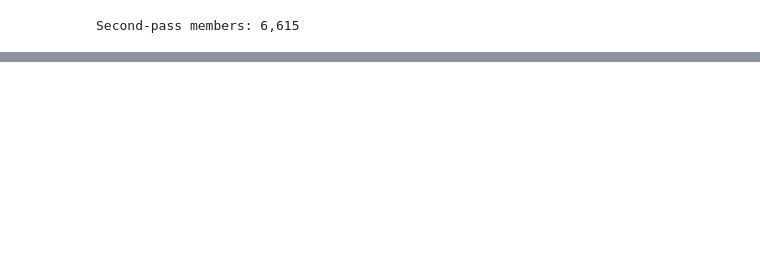
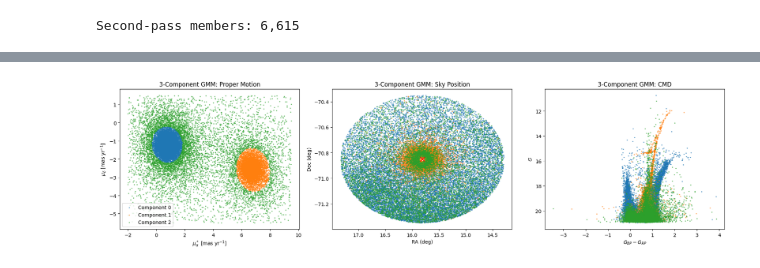
Before and after one commit to zangston/ASTR-5140, a Jupyter notebook: project4/project4.ipynb, the cells around one changed output, grey strips where cells are left out. Drawn from its saved outputs; the diff is of its cells as text; code cells hidden in the pictures; blank space fills up the shorter version.

```diff
--- a/project4/project4.ipynb
+++ b/project4/project4.ipynb
@@ -464,0 +560,18 @@ plt.show()
+# %%
+gmm3 = GaussianMixture(
+    n_components=3,
+    covariance_type="full",
+    random_state=42
+)
+
+gmm3.fit(X)
+
+labels3 = gmm3.predict(X)
+probs3 = gmm3.predict_proba(X)
+
+df_gmm["gmm3_label"] = labels3
+df_gmm["gmm3_prob_max"] = probs3.max(axis=1)
+# %%
+print("3-component GMM means:")
+for i, mean in enumerate(gmm3.means_):
+    print(f"Component {i}: pmra = {mean[0]:.3f}, pmdec = {mean[1]:.3f}")
@@ -464,0 +583,69 @@ plt.show()
+# %%
+fig, axes = plt.subplots(1, 3, figsize=(18, 5))
+colors = ["tab:blue", "tab:orange", "tab:green"]
+
+# --------------------------------
+# 1. Proper motion
+# --------------------------------
+ax = axes[0]
+for i, color in enumerate(colors):
+    m = df_gmm["gmm3_label"] == i
+    ax.scatter(
+        df_gmm.loc[m, "pmra"],
+        df_gmm.loc[m, "pmdec"],
+        s=2,
+        alpha=0.5,
+        color=color,
+        label=f"Component {i}"
+    )
+
+ax.set_xlabel(r"$\mu_\alpha^*$ [mas yr$^{-1}$]")
+ax.set_ylabel(r"$\mu_\delta$ [mas yr$^{-1}$]")
+ax.set_title("3-Component GMM: Proper Motion")
+ax.legend()
+
+# --------------------------------
+# 2. Sky position
+# --------------------------------
+ax = axes[1]
+for i, color in enumerate(colors):
+    m = df_gmm["gmm3_label"] == i
+    ax.scatter(
+        df_gmm.loc[m, "ra"],
+        df_gmm.loc[m, "dec"],
+        s=2,
+        alpha=0.5,
+        color=color,
+        label=f"Component {i}"
+    )
+
+ax.scatter(ra_center, dec_center, marker="x", s=80, color="red")
+ax.set_xlabel("RA (deg)")
+ax.set_ylabel("Dec (deg)")
+ax.set_title("3-Component GMM: Sky Position")
+ax.invert_xaxis()
+
+# --------------------------------
+# 3. CMD
+# --------------------------------
+ax = axes[2]
+for i, color in enumerate(colors):
+    m = df_gmm["gmm3_label"] == i
+    ax.scatter(
+        df_gmm.loc[m, "bp_rp"],
+        df_gmm.loc[m, "phot_g_mean_mag"],
+        s=2,
+        alpha=0.5,
+        color=color,
+        label=f"Component {i}"
+    )
+
+ax.set_xlabel(r"$G_{BP} - G_{RP}$")
+ax.set_ylabel(r"$G$")
+ax.set_title("3-Component GMM: CMD")
+ax.invert_yaxis()
+
+plt.tight_layout()
+plt.show()
+# %% [output]
+[figure, added]
```
Also changed, not shown: parts of 24 cells of this notebook.
